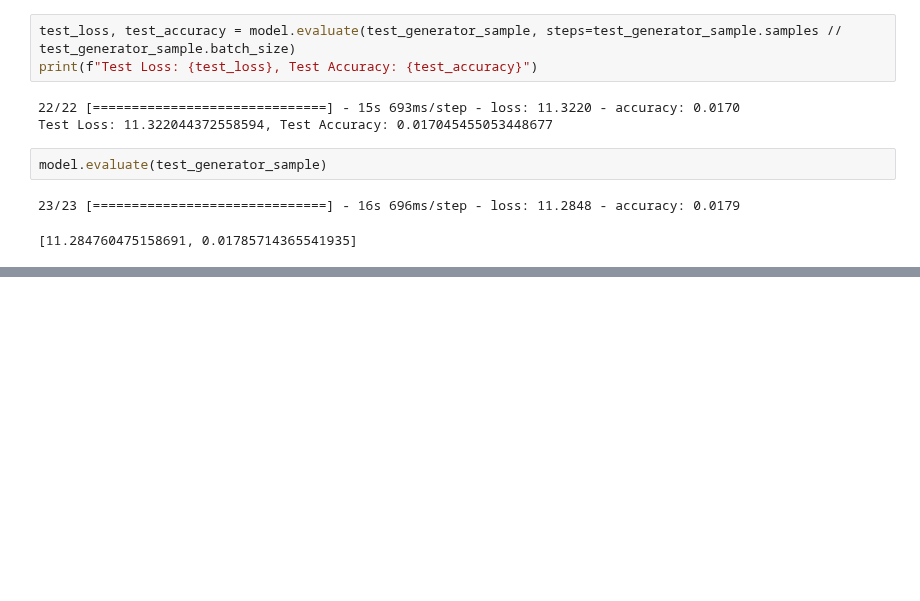
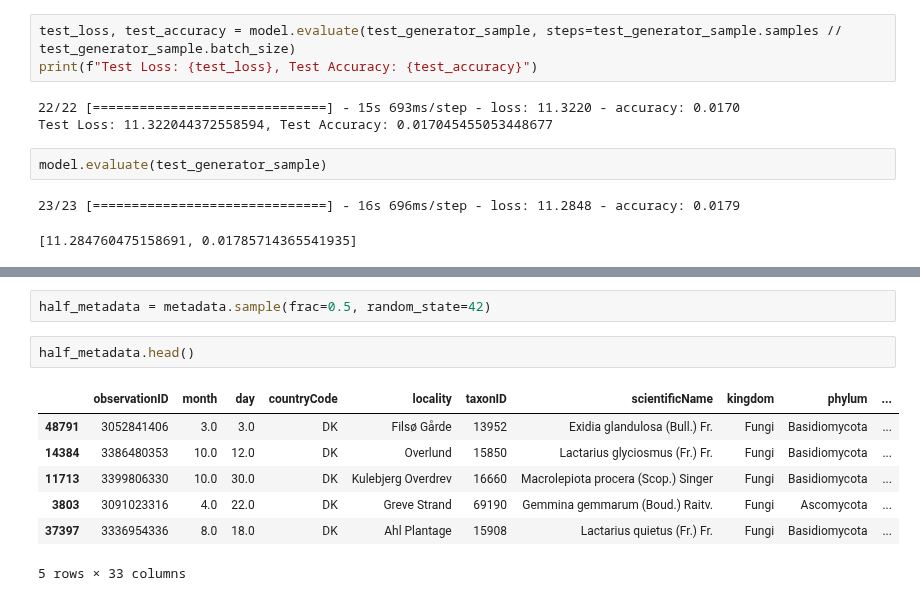
Before and after one commit to mbiernacka/Mushroom-classification, a Jupyter notebook: danish_fungi.ipynb, the cells around one changed output, grey strips where cells are left out. Cells and saved outputs as stored; diff of their text form; blank space fills up the shorter version.

```diff
--- a/danish_fungi.ipynb
+++ b/danish_fungi.ipynb
@@ -217,0 +271,12 @@ model.evaluate(test_generator_sample)
+# %%
+half_metadata = metadata.sample(frac=0.5, random_state=42)
+# %%
+half_metadata.head()
+# %% [output]
+|  | observationID | month | day | countryCode | locality | taxonID | scientificName | kingdom | phylum | ... |
+| 48791 | 3052841406 | 3.0 | 3.0 | DK | Filsø Gårde | 13952 | Exidia glandulosa (Bull.) Fr. | Fungi | Basidiomycota | ... |
+| 14384 | 3386480353 | 10.0 | 12.0 | DK | Overlund | 15850 | Lactarius glyciosmus (Fr.) Fr. | Fungi | Basidiomycota | ... |
+| 11713 | 3399806330 | 10.0 | 30.0 | DK | Kulebjerg Overdrev | 16660 | Macrolepiota procera (Scop.) Singer | Fungi | Basidiomycota | ... |
+| 3803 | 3091023316 | 4.0 | 22.0 | DK | Greve Strand | 69190 | Gemmina gemmarum (Boud.) Raitv. | Fungi | Ascomycota | ... |
+| 37397 | 3336954336 | 8.0 | 18.0 | DK | Ahl Plantage | 15908 | Lactarius quietus (Fr.) Fr. | Fungi | Basidiomycota | ... |
+5 rows × 33 columns
```
Also changed, not shown: parts of 25 cells of this notebook, 2 other files.
